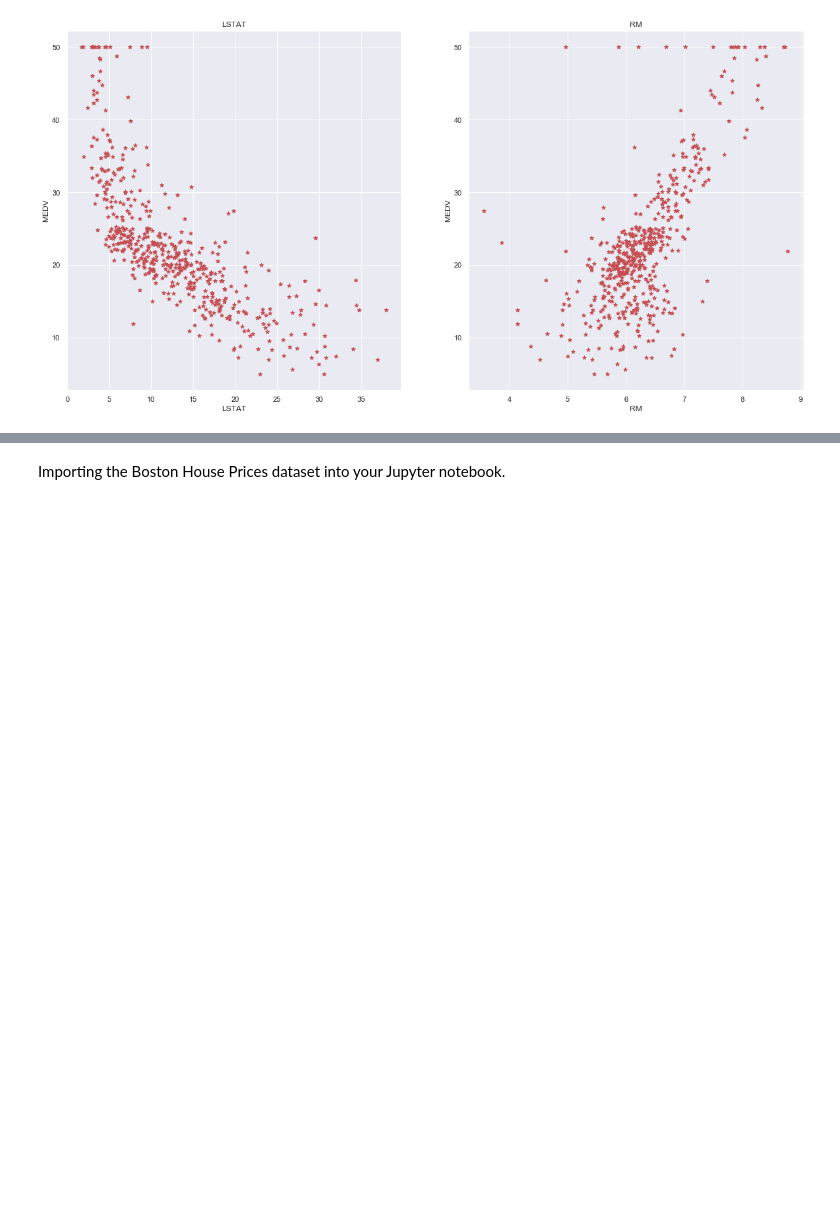
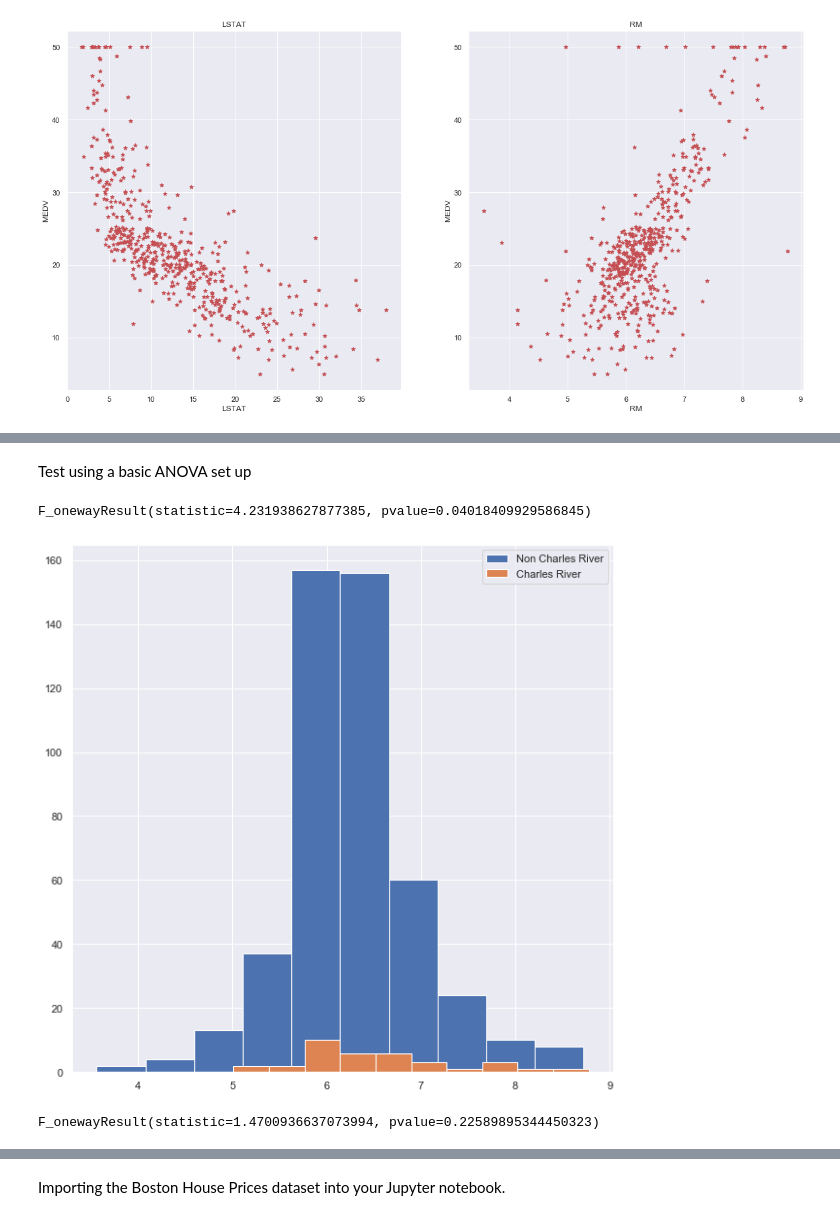
Before and after one commit to G00364690/MLS-Project, a Jupyter notebook: MLS Project.ipynb, the cells around one changed output, grey strips where cells are left out. Saved outputs shown, nothing was run; the diff lists cells and outputs as text; code cells hidden in the pictures; blank space fills up the shorter version.

Commit message:
Basic ANOVA added

```diff
--- a/MLS Project.ipynb
+++ b/MLS Project.ipynb
@@ -193,0 +178,21 @@ KeyError: 'RM'
+# %% [markdown]
+Test using a basic ANOVA set up
+# %%
+NCR = df [ df ["chas"] == 0]
+CR = df [ df ["chas"] == 1]
+# %%
+stats.f_oneway(CR["rm"], NCR["rm"])
+# %% [output]
+F_onewayResult(statistic=4.231938627877385, pvalue=0.04018409929586845)
+# %%
+plt.hist( NCR ["rm"], label="Non Charles River")
+plt.hist( CR ["rm"], label="Charles River")
+
+plt.legend()
+plt.show()
+# %% [output]
+[figure, added]
+# %%
+stats.f_oneway(CR["lstat"], NCR["lstat"])
+# %% [output]
+F_onewayResult(statistic=1.4700936637073994, pvalue=0.22589895344450323)
```
Also changed, not shown: parts of 5 cells of this notebook, 1 other file.
